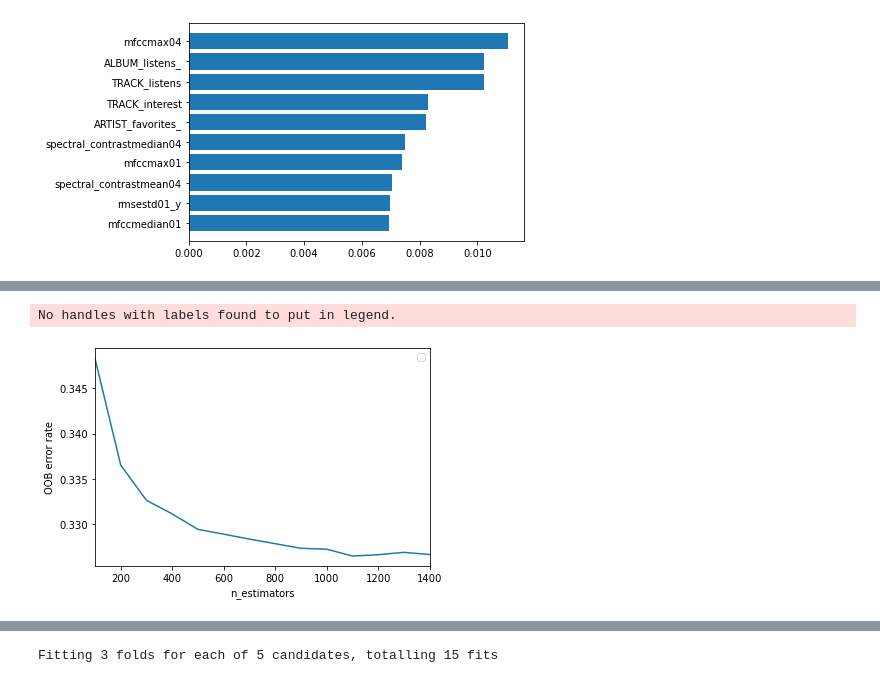
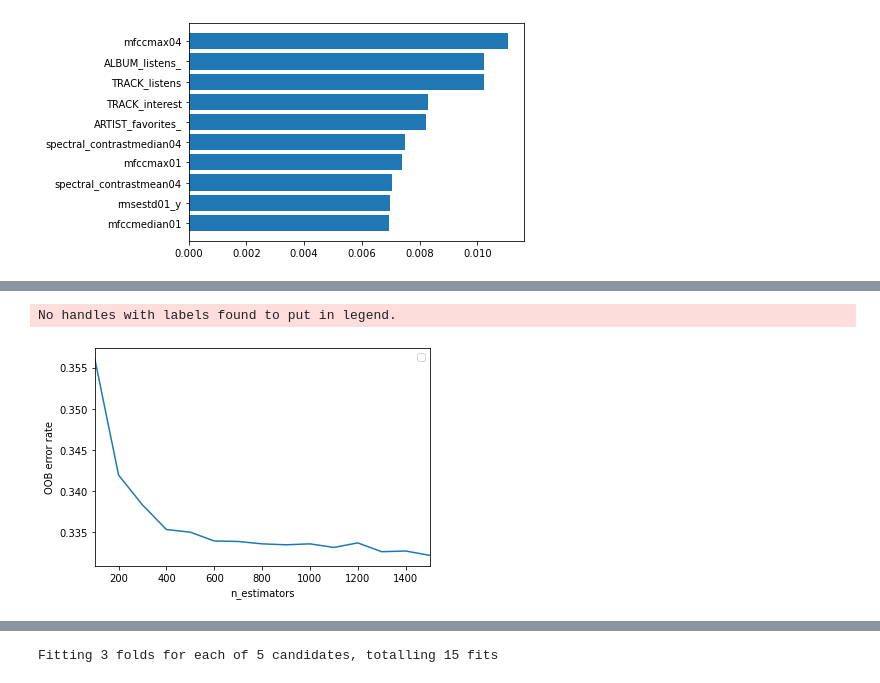
Before and after one commit to cri98li/Data-Mining-2-Project-ts-classification, a Jupyter notebook: Fase 2.1 (Classificazione).ipynb, the cells around one changed output, grey strips where cells are left out. Cells and saved outputs as stored; diff of their text form; code cells hidden in the pictures.

```diff
--- a/Fase 2.1 (Classificazione).ipynb
+++ b/Fase 2.1 (Classificazione).ipynb
@@ -1227,4 +1222,9 @@ f1 = list()
 # %%
+n_estimators = [100, 200, 300, 400, 500, 600, 700, 800, 900, 1000, 1100, 1200, 1300, 1400, 1500, 1600, 1700, 1800, 1900, 2000]
+error_rate = list()
+accuracy = list()
+f1 = list()
+
 for i in n_estimators:
     clf = RandomForestClassifier(n_estimators=i,
                          criterion='gini',
@@ -1239,10 +1239,10 @@ for i in n_estimators:
                          n_jobs=-1,
                          oob_score=True)
 
-    clf.fit(X, y)
+    clf.fit(X_train, y_train)
     y_pred = clf.predict(X_test)
     accuracy.append(accuracy_score(y_test, y_pred))
-    f1.append(f1_score(y_test, y_pred, average=None))
+    f1.append(f1_score(y_test, y_pred, average='weighted'))
 
     # Record the OOB error for each `n_estimators=i` setting.
     oob_error = 1 - clf.oob_score_
@@ -1270,11 +1438,11 @@ KeyboardInterrupt:
 # %%
 plt.plot(n_estimators, error_rate)
-plt.xlim(100, 1400)
+plt.xlim(100, 1500)
 plt.xlabel("n_estimators")
 plt.ylabel("OOB error rate")
 plt.legend(loc="upper right")
-plt.savefig('oob_err.pdf', bbox_incehs='tight')
+#plt.savefig('oob_err.pdf', bbox_incehs='tight')
 plt.show()
 # %% [output]
 No handles with labels found to put in legend.
-[figure, old version]
+[figure, new version]
```
Also changed, not shown: parts of 7 cells of this notebook.
